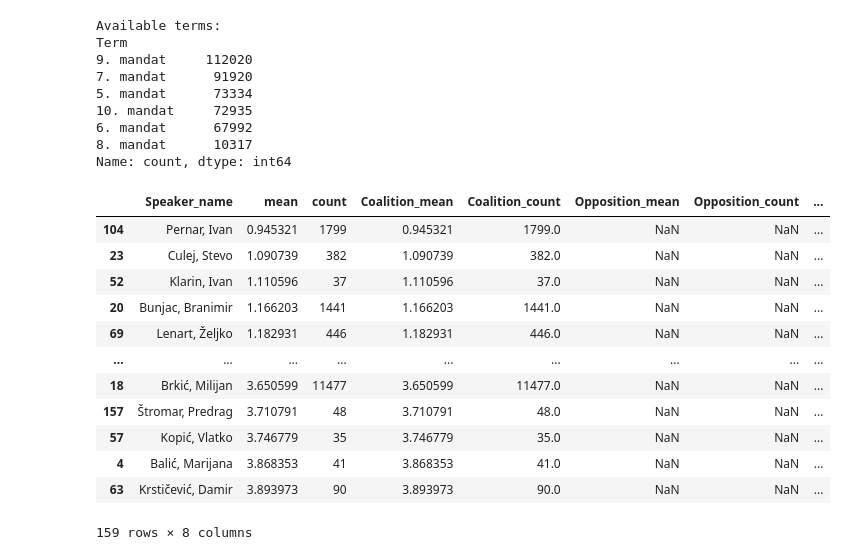
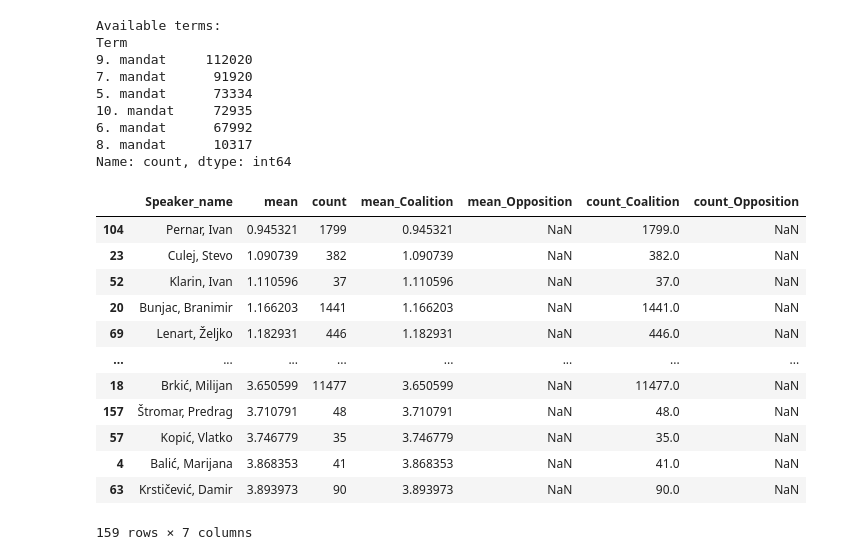
Before and after one commit to clarinsi/parlasent_analysis, a Jupyter notebook: country_of_choice.ipynb, the cells around one changed output. Saved outputs shown, nothing was run; the diff lists cells and outputs as text; code cells hidden in the pictures.

```diff
--- a/country_of_choice.ipynb
+++ b/country_of_choice.ipynb
@@ -1,7 +1,12 @@
 # %%
-!wget https://huggingface.co/datasets/5roop/parlasent_data/resolve/main/speeches.csv.tar.gz
 import pandas as pd
-df = pd.read_csv("speeches.csv.tar.gz")
+from pathlib import Path
+import seaborn as sns
+
+if not Path("speeches.csv.zip").exists():
+    from os import system
+    system("wget https://huggingface.co/datasets/5roop/parlasent_data/resolve/main/speeches.csv.zip")
+df = pd.read_csv("speeches.csv.zip")
 # %%
 # Filtering
 # Select only SI speeches:
@@ -38,32 +43,32 @@ nndf = ndf[c0].reset_index(drop=True)
 # %%
 gb1 = nndf.groupby(["Speaker_name", "Party_status"]).agg({
     "logits_pondered": ["mean", "count"]
 }).reset_index()
+gb1 = gb1.set_axis(gb1.columns.map(lambda l: '_'.join(l).rstrip("_").replace("logits_pondered_", "")), axis=1,).pivot(
+    index="Speaker_name",
+    columns="Party_status",
+    values=["mean", "count"]
+).reset_index()
 gb1 = gb1.set_axis(gb1.columns.map(lambda l: '_'.join(l).rstrip("_").replace("logits_pondered_", "")), axis=1,)
 gb2 = nndf.groupby(["Speaker_name"]).agg({
     "logits_pondered": ["mean", "count"]
 }).reset_index()
+gb2.columns = "Speaker_name mean count".split()
 
-gb2 = gb2.set_axis(gb2.columns.map(lambda l: '_'.join(l).rstrip("_").replace("logits_pondered_", "")), axis=1,)
-
-gb2["Coalition_mean"] = gb2[["Speaker_name"]].merge(gb1[gb1["Party_status"]=="Coalition"], on="Speaker_name", how="left")["mean"]
-gb2["Coalition_count"] = gb2[["Speaker_name"]].merge(gb1[gb1["Party_status"]=="Coalition"], on="Speaker_name", how="left")["count"]
-gb2["Opposition_mean"] = gb2[["Speaker_name"]].merge(gb1[gb1["Party_status"]=="Opposition"], on="Speaker_name", how="left")["mean"]
-gb2["Opposition_count"] = gb2[["Speaker_name"]].merge(gb1[gb1["Party_status"]=="Opposition"], on="Speaker_name", how="left")["count"]
-gb2["Coal minus Oppo"] = gb2.Coalition_mean - gb2.Opposition_mean
+gb2 = gb2.merge(gb1, on="Speaker_name", how="left")
 gb2 = gb2.sort_values(by="mean", ascending=True)
 gb2
 # %% [output]
-|  | Speaker_name | mean | count | Coalition_mean | Coalition_count | Opposition_mean | Opposition_count | ... |
-| 104 | Pernar, Ivan | 0.945321 | 1799 | 0.945321 | 1799.0 | NaN | NaN | ... |
-| 23 | Culej, Stevo | 1.090739 | 382 | 1.090739 | 382.0 | NaN | NaN | ... |
-| 52 | Klarin, Ivan | 1.110596 | 37 | 1.110596 | 37.0 | NaN | NaN | ... |
-| 20 | Bunjac, Branimir | 1.166203 | 1441 | 1.166203 | 1441.0 | NaN | NaN | ... |
-| 69 | Lenart, Željko | 1.182931 | 446 | 1.182931 | 446.0 | NaN | NaN | ... |
-| ... | ... | ... | ... | ... | ... | ... | ... | ... |
-| 18 | Brkić, Milijan | 3.650599 | 11477 | 3.650599 | 11477.0 | NaN | NaN | ... |
-| 157 | Štromar, Predrag | 3.710791 | 48 | 3.710791 | 48.0 | NaN | NaN | ... |
-| 57 | Kopić, Vlatko | 3.746779 | 35 | 3.746779 | 35.0 | NaN | NaN | ... |
-| 4 | Balić, Marijana | 3.868353 | 41 | 3.868353 | 41.0 | NaN | NaN | ... |
-| 63 | Krstičević, Damir | 3.893973 | 90 | 3.893973 | 90.0 | NaN | NaN | ... |
+|  | Speaker_name | mean | count | mean_Coalition | mean_Opposition | count_Coalition | count_Opposition |
+| 104 | Pernar, Ivan | 0.945321 | 1799 | 0.945321 | NaN | 1799.0 | NaN |
+| 23 | Culej, Stevo | 1.090739 | 382 | 1.090739 | NaN | 382.0 | NaN |
+| 52 | Klarin, Ivan | 1.110596 | 37 | 1.110596 | NaN | 37.0 | NaN |
+| 20 | Bunjac, Branimir | 1.166203 | 1441 | 1.166203 | NaN | 1441.0 | NaN |
+| 69 | Lenart, Željko | 1.182931 | 446 | 1.182931 | NaN | 446.0 | NaN |
+| ... | ... | ... | ... | ... | ... | ... | ... |
+| 18 | Brkić, Milijan | 3.650599 | 11477 | 3.650599 | NaN | 11477.0 | NaN |
+| 157 | Štromar, Predrag | 3.710791 | 48 | 3.710791 | NaN | 48.0 | NaN |
+| 57 | Kopić, Vlatko | 3.746779 | 35 | 3.746779 | NaN | 35.0 | NaN |
+| 4 | Balić, Marijana | 3.868353 | 41 | 3.868353 | NaN | 41.0 | NaN |
+| 63 | Krstičević, Damir | 3.893973 | 90 | 3.893973 | NaN | 90.0 | NaN |
-159 rows × 8 columns
+159 rows × 7 columns
```
Also changed, not shown: parts of 4 cells of this notebook, 6 other files.
